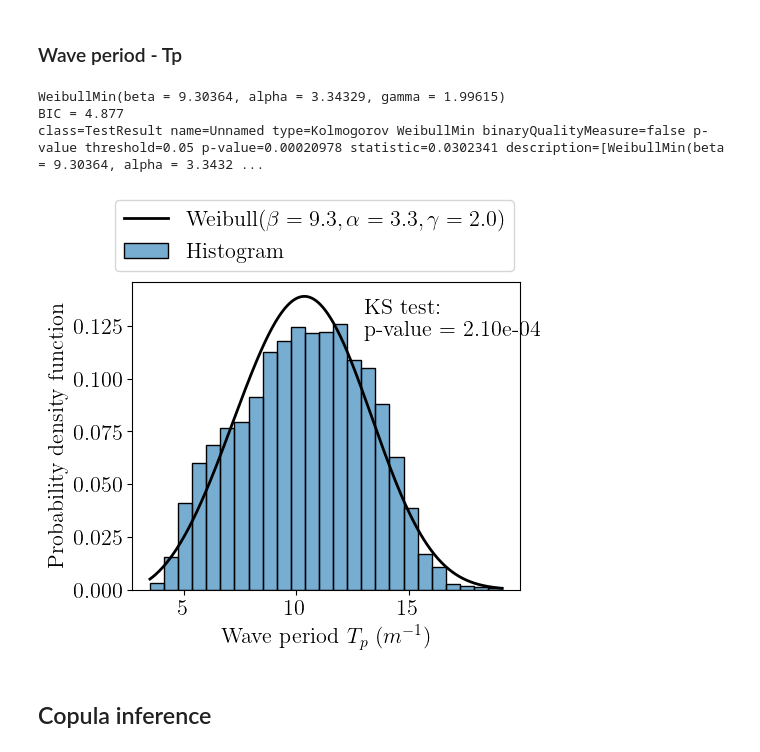
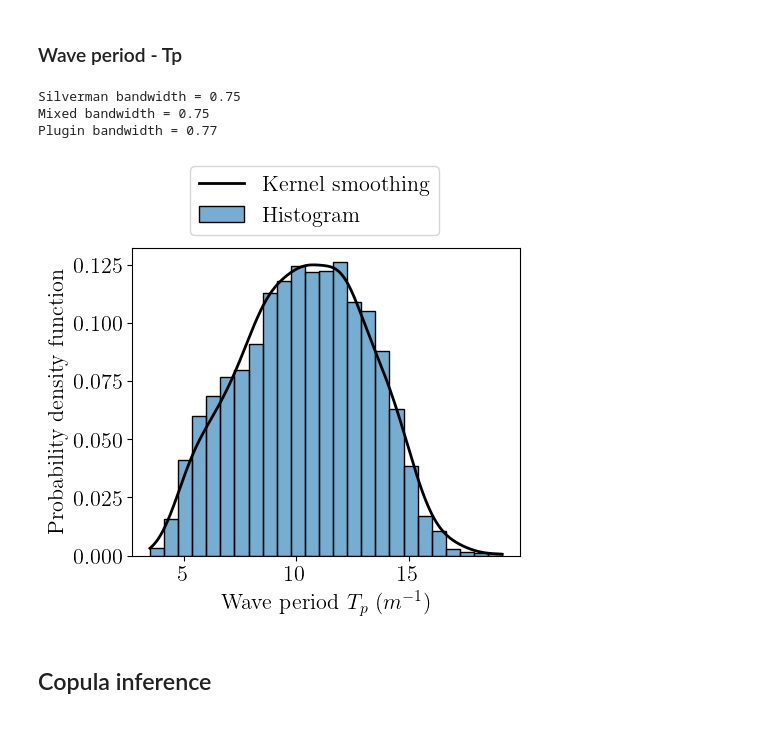
Before and after one commit to efekhari27/thesis, a Jupyter notebook: numerical_experiments/chapter3/south_brittany_inference.ipynb, the cells around one changed output. Saved outputs shown, nothing was run; the diff lists cells and outputs as text; code cells hidden in the pictures.

```diff
--- a/numerical_experiments/chapter3/south_brittany_inference.ipynb
+++ b/numerical_experiments/chapter3/south_brittany_inference.ipynb
@@ -231,44 +231,34 @@ plt.savefig("figures/Hs_distribution_SB.png", bbox_inches='tight', dpi=300);
 [figure]
 # %% [markdown]
 ### Wave period - Tp
-# %%
-factory = ot.MaximumLikelihoodFactory(ot.WeibullMin())
-# Give bounds for the optimization
-lowerBound=[1., 1., 0.0]
-upperBound=[15.0, 5.0, 3.0]
-bounds = ot.Interval(lowerBound, upperBound, [True,True,True], [True,True,True])
-factory.setOptimizationBounds(bounds)
-# Set the starting point for the optimization
-solver = factory.getOptimizationAlgorithm()
-solver.setStartingPoint([5., 1., 2.])
-# solve the distribution
-fitted_Tp = factory.build(sample_Tp)
-print(fitted_Tp)
-# BIC
-print(f"BIC = {ot.FittingTest.BIC(sample_Tp, fitted_Tp):.3f}")
-# KS testing
-KS_results = ot.FittingTest.Kolmogorov(sample_Tp, fitted_Tp)
-print(KS_results)
-# %% [output]
-WeibullMin(beta = 9.30364, alpha = 3.34329, gamma = 1.99615)
-BIC = 4.877
-class=TestResult name=Unnamed type=Kolmogorov WeibullMin binaryQualityMeasure=false p-value threshold=0.05 p-value=0.00020978 statistic=0.0302341 description=[WeibullMin(beta = 9.30364, alpha = 3.3432 ...
+# %%
+kernel = ot.KernelSmoothing()
+silverman_kw = kernel.computeSilvermanBandwidth(sample_Tp[:1000])
+mixed_kw = kernel.computeMixedBandwidth(sample_Tp[:1000])
+plugin_kw = kernel.computePluginBandwidth(sample_Tp[:1000])
+print("Silverman bandwidth = {:.2f}".format(silverman_kw[0]))
+print("Mixed bandwidth = {:.2f}".format(mixed_kw[0]))
+print("Plugin bandwidth = {:.2f}".format(plugin_kw[0]))
+fitted_Tp = kernel.build(sample_Tp[:1000], silverman_kw)
+# %% [output]
+Silverman bandwidth = 0.75
+Mixed bandwidth = 0.75
+Plugin bandwidth = 0.77
 # %%
 serie = data['Tp (s)'].values
 xplot = np.linspace(serie.min(), serie.max(), 500).reshape(-1, 1)
 pdf = fitted_Tp.computePDF(xplot)
 params = fitted_Tp.getParameter()
 # Visu
 plt.figure(figsize=(5, 4))
-plt.plot(xplot, pdf, color='k', linewidth=2., label=f'Weibull($\\beta={params[0]:.1f}, \\alpha={params[1]:.1f}, \\gamma={params[2]:.1f}$)')
+plt.plot(xplot, pdf, color='k', linewidth=2., label="Kernel smoothing")
 sns.histplot(data=data, x='Tp (s)', bins=25, stat="density", alpha=0.6, label='Histogram',zorder=0)
-plt.text(13, 0.12, f'KS test: \np-value = {KS_results.getPValue():.2e}')
 plt.xlabel('Wave period $T_p$ ($m^{-1}$)')
 plt.ylabel('Probability density function')
 plt.legend(bbox_to_anchor=(0.47, 1.3), loc='upper center', ncol=1, columnspacing=1.2)
 plt.savefig("figures/Tp_distribution_SB.png", bbox_inches='tight', dpi=300);
 # %% [output]
-[figure, old version]
+[figure, new version]
 # %% [markdown]
 ## Copula inference
 # %%
```
Also changed, not shown: parts of 3 cells of this notebook, 7 other files.
